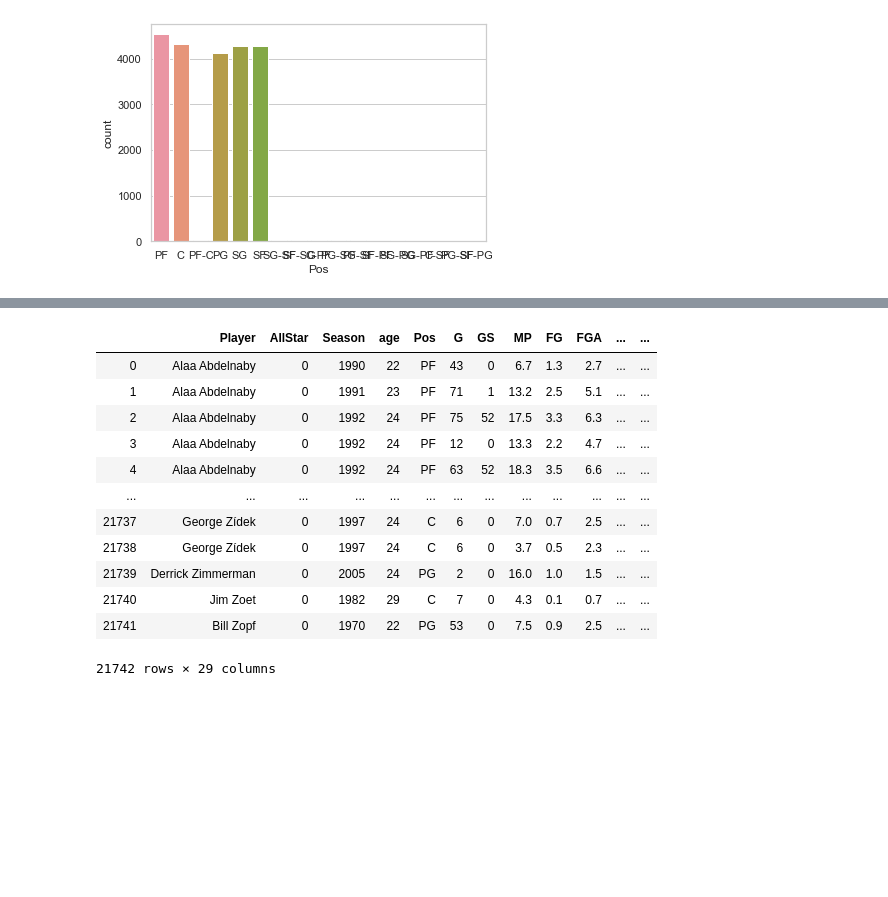
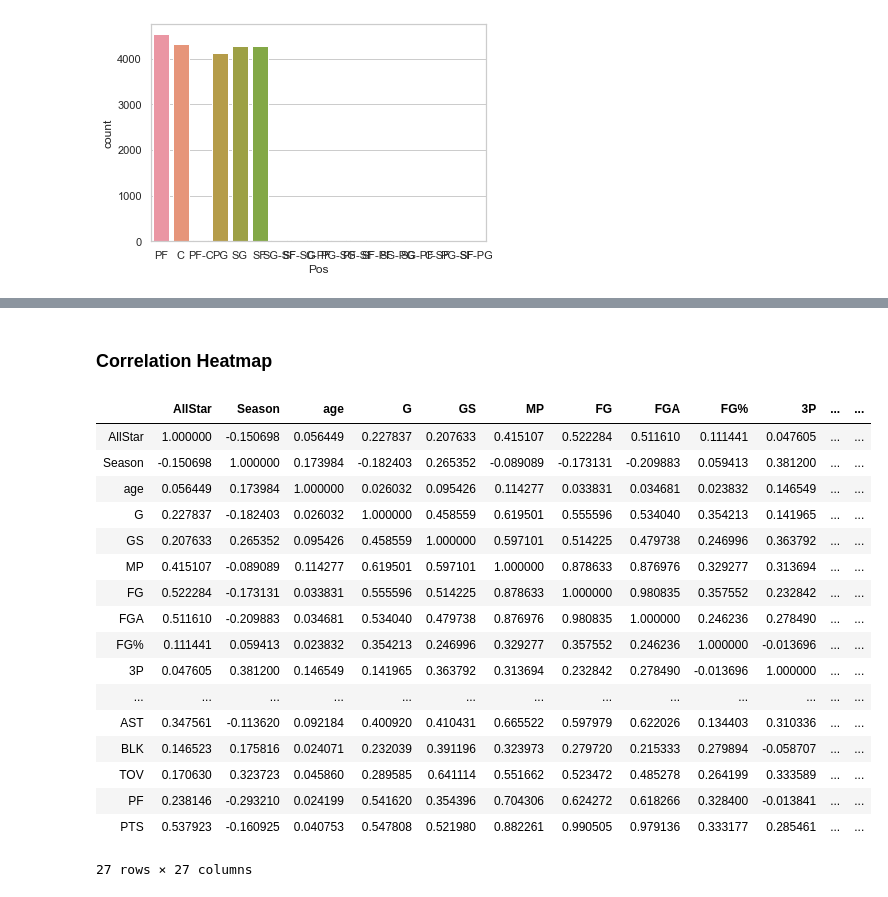
Before and after one commit to eddyzzang/NBA-all-star-classfication, a Jupyter notebook: nba all star classification.ipynb, the cells around one changed output, grey strips where cells are left out. Drawn from its saved outputs; the diff is of its cells as text; code cells hidden in the pictures; blank space fills up the shorter version.

```diff
--- a/nba all star classification.ipynb
+++ b/nba all star classification.ipynb
@@ -60,5 +60,3 @@ nba_df
-# %%
-nba_df.drop(['STL'], axis=1, inplace=True)
 # %% [markdown]
 ### Null data
 # %%
@@ -69,6 +67,6 @@ plt.show()
 # %% [markdown]
 ### Delete null Position data
 # %%
-nba_df = nba_df[nba_df['Pos'].isnull() != True]
+nba_df = nba_df[nba_df['Pos'].isnull() != True].reset_index(drop=True)
 nba_df
 # %% [output]
@@ -124,8 +122,6 @@ Index(['index', 'Player', 'AllStar', 'Season', 'age', 'Team', 'League', 'Pos',
 nba_df[['MP', 'FG', 'FGA', 'FG%', '3P', '3PA', '3P%', '2P', '2PA', '2P%', 'eFG%', 'FT', 'FTA', 'FT%', 'ORB', 'DRB', 'TRB', 'AST', 'BLK', 'TOV', 'PF', 'PTS']] = nba_df[['MP', 'FG', 'FGA', 'FG%', '3P', '3PA', '3P%', '2P', '2PA', '2P%', 'eFG%', 'FT', 'FTA', 'FT%', 'ORB', 'DRB', 'TRB', 'AST', 'BLK', 'TOV', 'PF', 'PTS']].astype(str).astype(float)
 # %%
 nba_df[['Season', 'age', 'G', 'GS']] = nba_df[['Season', 'age', 'G', 'GS']].astype(int)
-# %%
-nba_df = nba_df.reset_index().drop(['level_0', 'index'], axis=1)
 # %% [markdown]
 ### Delete all other League players other than NBA
 # %%
@@ -164,16 +181,23 @@ sns.countplot(x='Pos', data=nba_df)
+# %% [markdown]
+### Correlation Heatmap
 # %%
-nba_df
+nba_df.corr()
 # %% [output]
-|  | Player | AllStar | Season | age | Pos | G | GS | MP | FG | FGA | ... | ... |
-| 0 | Alaa Abdelnaby | 0 | 1990 | 22 | PF | 43 | 0 | 6.7 | 1.3 | 2.7 | ... | ... |
-| 1 | Alaa Abdelnaby | 0 | 1991 | 23 | PF | 71 | 1 | 13.2 | 2.5 | 5.1 | ... | ... |
-| 2 | Alaa Abdelnaby | 0 | 1992 | 24 | PF | 75 | 52 | 17.5 | 3.3 | 6.3 | ... | ... |
-| 3 | Alaa Abdelnaby | 0 | 1992 | 24 | PF | 12 | 0 | 13.3 | 2.2 | 4.7 | ... | ... |
-| 4 | Alaa Abdelnaby | 0 | 1992 | 24 | PF | 63 | 52 | 18.3 | 3.5 | 6.6 | ... | ... |
+|  | AllStar | Season | age | G | GS | MP | FG | FGA | FG% | 3P | ... | ... |
+| AllStar | 1.000000 | -0.150698 | 0.056449 | 0.227837 | 0.207633 | 0.415107 | 0.522284 | 0.511610 | 0.111441 | 0.047605 | ... | ... |
+| Season | -0.150698 | 1.000000 | 0.173984 | -0.182403 | 0.265352 | -0.089089 | -0.173131 | -0.209883 | 0.059413 | 0.381200 | ... | ... |
+| age | 0.056449 | 0.173984 | 1.000000 | 0.026032 | 0.095426 | 0.114277 | 0.033831 | 0.034681 | 0.023832 | 0.146549 | ... | ... |
+| G | 0.227837 | -0.182403 | 0.026032 | 1.000000 | 0.458559 | 0.619501 | 0.555596 | 0.534040 | 0.354213 | 0.141965 | ... | ... |
+| GS | 0.207633 | 0.265352 | 0.095426 | 0.458559 | 1.000000 | 0.597101 | 0.514225 | 0.479738 | 0.246996 | 0.363792 | ... | ... |
+| MP | 0.415107 | -0.089089 | 0.114277 | 0.619501 | 0.597101 | 1.000000 | 0.878633 | 0.876976 | 0.329277 | 0.313694 | ... | ... |
+| FG | 0.522284 | -0.173131 | 0.033831 | 0.555596 | 0.514225 | 0.878633 | 1.000000 | 0.980835 | 0.357552 | 0.232842 | ... | ... |
+| FGA | 0.511610 | -0.209883 | 0.034681 | 0.534040 | 0.479738 | 0.876976 | 0.980835 | 1.000000 | 0.246236 | 0.278490 | ... | ... |
+| FG% | 0.111441 | 0.059413 | 0.023832 | 0.354213 | 0.246996 | 0.329277 | 0.357552 | 0.246236 | 1.000000 | -0.013696 | ... | ... |
+| 3P | 0.047605 | 0.381200 | 0.146549 | 0.141965 | 0.363792 | 0.313694 | 0.232842 | 0.278490 | -0.013696 | 1.000000 | ... | ... |
 | ... | ... | ... | ... | ... | ... | ... | ... | ... | ... | ... | ... | ... |
-| 21737 | George Zídek | 0 | 1997 | 24 | C | 6 | 0 | 7.0 | 0.7 | 2.5 | ... | ... |
-| 21738 | George Zídek | 0 | 1997 | 24 | C | 6 | 0 | 3.7 | 0.5 | 2.3 | ... | ... |
-| 21739 | Derrick Zimmerman | 0 | 2005 | 24 | PG | 2 | 0 | 16.0 | 1.0 | 1.5 | ... | ... |
-| 21740 | Jim Zoet | 0 | 1982 | 29 | C | 7 | 0 | 4.3 | 0.1 | 0.7 | ... | ... |
-| 21741 | Bill Zopf | 0 | 1970 | 22 | PG | 53 | 0 | 7.5 | 0.9 | 2.5 | ... | ... |
+| AST | 0.347561 | -0.113620 | 0.092184 | 0.400920 | 0.410431 | 0.665522 | 0.597979 | 0.622026 | 0.134403 | 0.310336 | ... | ... |
+| BLK | 0.146523 | 0.175816 | 0.024071 | 0.232039 | 0.391196 | 0.323973 | 0.279720 | 0.215333 | 0.279894 | -0.058707 | ... | ... |
+| TOV | 0.170630 | 0.323723 | 0.045860 | 0.289585 | 0.641114 | 0.551662 | 0.523472 | 0.485278 | 0.264199 | 0.333589 | ... | ... |
+| PF | 0.238146 | -0.293210 | 0.024199 | 0.541620 | 0.354396 | 0.704306 | 0.624272 | 0.618266 | 0.328400 | -0.013841 | ... | ... |
+| PTS | 0.537923 | -0.160925 | 0.040753 | 0.547808 | 0.521980 | 0.882261 | 0.990505 | 0.979136 | 0.333177 | 0.285461 | ... | ... |
-21742 rows × 29 columns
+27 rows × 27 columns
```
Also changed, not shown: parts of 14 cells of this notebook, 1 other file.
